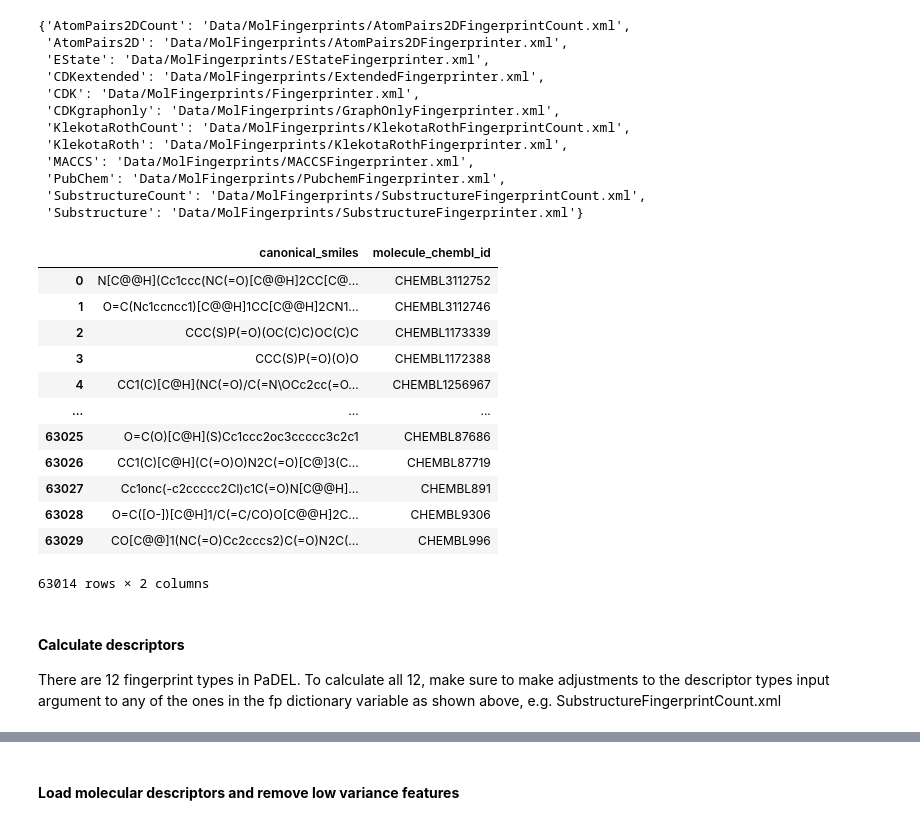
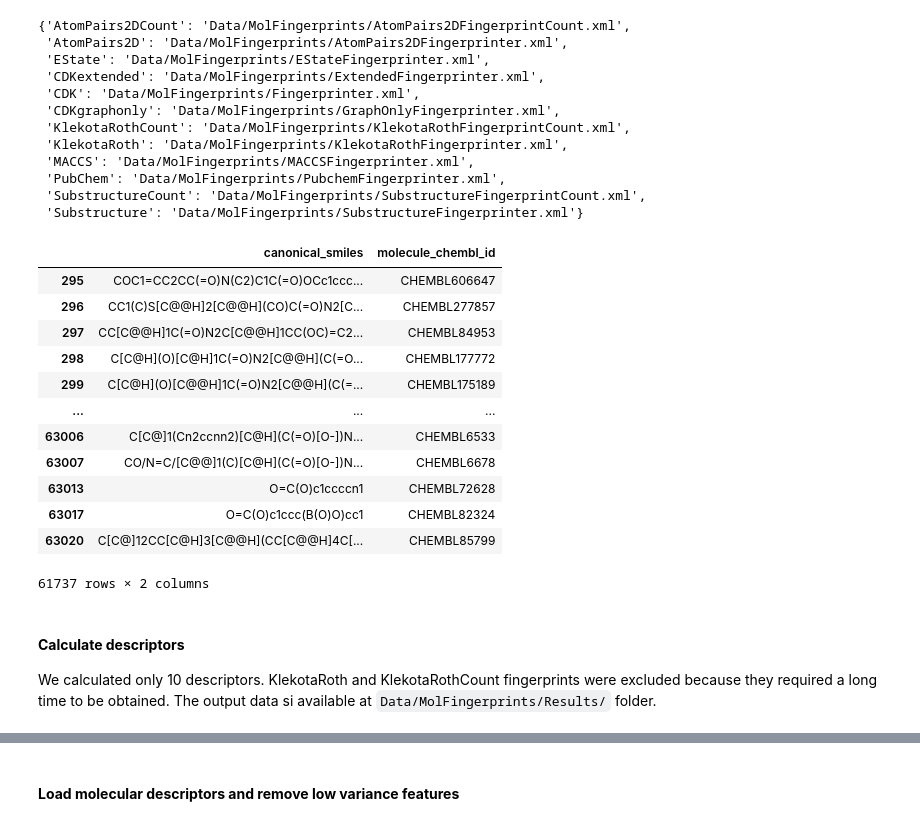
Before and after one commit to sayalaruano/MidtermProject-MLZoomCamp, a Jupyter notebook: EDA_beta_lactamase_drug_discovery_project.ipynb, the cells around one changed output, grey strips where cells are left out. Saved outputs shown, nothing was run; the diff lists cells and outputs as text; code cells hidden in the pictures.

Commit message:
EDA version 2 and molecular descriptors updated for all molecules

```diff
--- a/EDA_beta_lactamase_drug_discovery_project.ipynb
+++ b/EDA_beta_lactamase_drug_discovery_project.ipynb
@@ -511,26 +510,26 @@ fp
  'Substructure': 'Data/MolFingerprints/SubstructureFingerprinter.xml'}
 # %%
 # Prepare data subset as input to PaDELpy
-df_padelpy = pd.concat( [df3['canonical_smiles'], df3['molecule_chembl_id']], axis=1 )
+df_padelpy = pd.concat( [df4['canonical_smiles'], df4['molecule_chembl_id']], axis=1 )
 df_padelpy.to_csv('molecule.smi', sep='\t', index=False, header=False)
 df_padelpy
 # %% [output]
 |  | canonical_smiles | molecule_chembl_id |
-| 0 | N[C@@H](Cc1ccc(NC(=O)[C@@H]2CC[C@... | CHEMBL3112752 |
-| 1 | O=C(Nc1ccncc1)[C@@H]1CC[C@@H]2CN1... | CHEMBL3112746 |
-| 2 | CCC(S)P(=O)(OC(C)C)OC(C)C | CHEMBL1173339 |
-| 3 | CCC(S)P(=O)(O)O | CHEMBL1172388 |
-| 4 | CC1(C)[C@H](NC(=O)/C(=N\OCc2cc(=O... | CHEMBL1256967 |
+| 295 | COC1=CC2CC(=O)N(C2)C1C(=O)OCc1ccc... | CHEMBL606647 |
+| 296 | CC1(C)S[C@@H]2[C@@H](CO)C(=O)N2[C... | CHEMBL277857 |
+| 297 | CC[C@@H]1C(=O)N2C[C@@H]1CC(OC)=C2... | CHEMBL84953 |
+| 298 | C[C@H](O)[C@H]1C(=O)N2[C@@H](C(=O... | CHEMBL177772 |
+| 299 | C[C@H](O)[C@@H]1C(=O)N2[C@@H](C(=... | CHEMBL175189 |
 | ... | ... | ... |
-| 63025 | O=C(O)[C@H](S)Cc1ccc2oc3ccccc3c2c1 | CHEMBL87686 |
-| 63026 | CC1(C)[C@H](C(=O)O)N2C(=O)[C@]3(C... | CHEMBL87719 |
-| 63027 | Cc1onc(-c2ccccc2Cl)c1C(=O)N[C@@H]... | CHEMBL891 |
-| 63028 | O=C([O-])[C@H]1/C(=C/CO)O[C@@H]2C... | CHEMBL9306 |
-| 63029 | CO[C@@]1(NC(=O)Cc2cccs2)C(=O)N2C(... | CHEMBL996 |
+| 63006 | C[C@]1(Cn2ccnn2)[C@H](C(=O)[O-])N... | CHEMBL6533 |
+| 63007 | CO/N=C/[C@@]1(C)[C@H](C(=O)[O-])N... | CHEMBL6678 |
+| 63013 | O=C(O)c1ccccn1 | CHEMBL72628 |
+| 63017 | O=C(O)c1ccc(B(O)O)cc1 | CHEMBL82324 |
+| 63020 | C[C@]12CC[C@H]3[C@@H](CC[C@@H]4C[... | CHEMBL85799 |
-63014 rows × 2 columns
+61737 rows × 2 columns
-# %% [markdown]
-#### **Calculate descriptors**
-There are 12 fingerprint types in PaDEL. To calculate all 12, make sure to make adjustments to the descriptor types input argument to any of the ones in the fp dictionary variable as shown above, e.g. SubstructureFingerprintCount.xml
+# %% [markdown]
+#### **Calculate descriptors**
+We calculated only 10 descriptors. KlekotaRoth and KlekotaRothCount fingerprints were excluded because they required a long time to be obtained. The output data si available at `Data/MolFingerprints/Results/` folder.
 # %%
 for i in fp:
     path = "Data/MolFingerprints/Results/"
```
Also changed, not shown: parts of 11 cells of this notebook, 15 other files.
